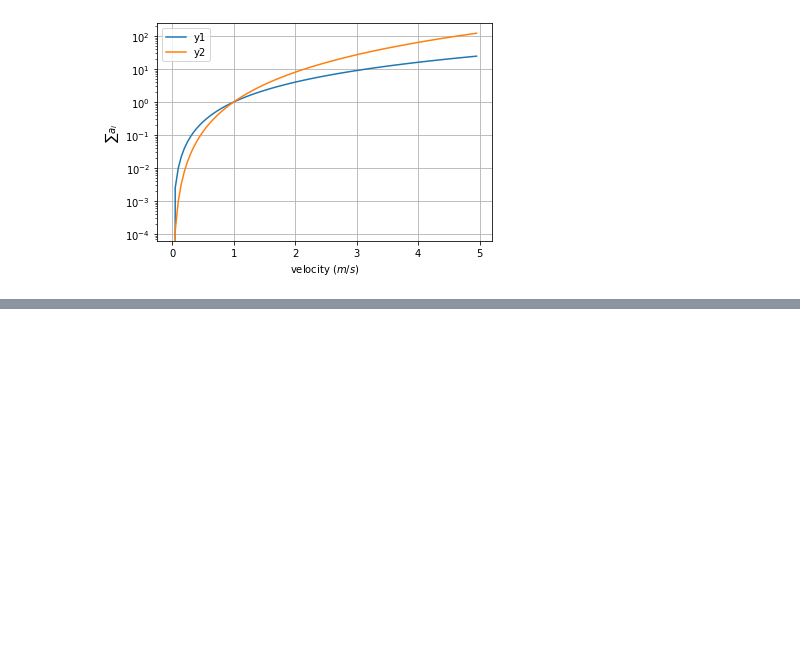
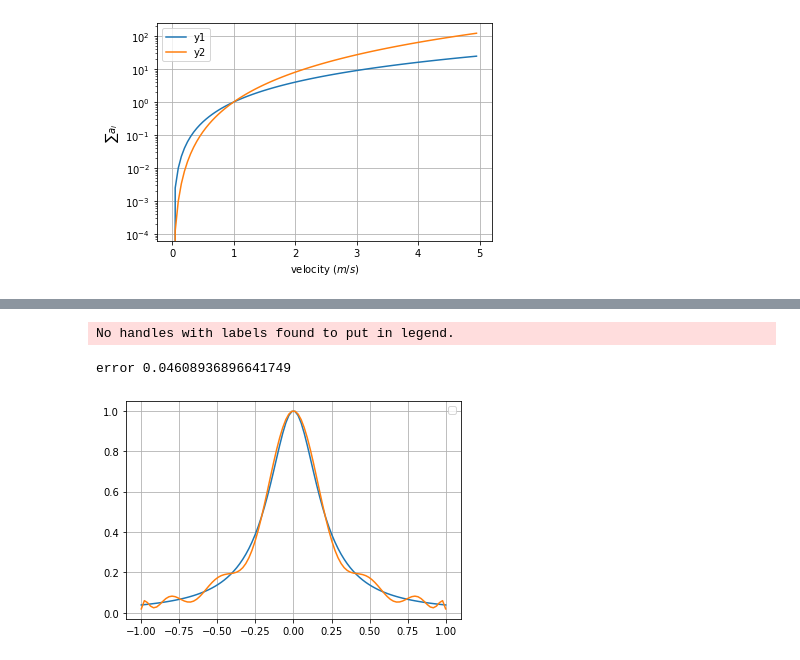
Before and after one commit to mbarnaba/python3, a Jupyter notebook: notebook.ipynb, the cells around one changed output, grey strips where cells are left out. Cells and saved outputs as stored; diff of their text form; code cells hidden in the pictures; blank space fills up the shorter version.

```diff
--- a/notebook.ipynb
+++ b/notebook.ipynb
@@ -665,0 +999,40 @@ fig.savefig( 'test.svg' )
+# %%
+# chebyschev https://en.wikipedia.org/wiki/Chebyshev_nodes
+
+def nodes_cheb(a, b, n):
+  import math
+
+  nodes = np.zeros( n )
+  for k in range( 1, n + 1 ):
+    node = 0.5 * (a + b) + 0.5 * (b - a) * np.cos( (2 * k - 1) / (2 * n) * math.pi )
+    nodes[ k - 1 ] = node
+  return nodes
+
+a = -1
+b = 1
+afunction = approximate( runge, bases, a, b, nodesfunc = nodes_cheb )
+
+from matplotlib import pyplot as plt
+
+(fig, ax) = plt.subplots()
+
+x = np.linspace( a, b, 100 )
+
+# it works!!!
+exact = runge( x )
+approx = afunction( x )
+
+
+err = error( exact, approx )
+print( 'error', err )
+
+ax.legend()
+ax.grid()
+ax.plot( x, exact, label = 'exact' )
+ax.plot( x, approx, label = 'approx' )
+
+fig.savefig( 'approx.svg' )
+# %% [output]
+No handles with labels found to put in legend.
+error 0.04608936896641749
+[figure, added]
```
Also changed, not shown: parts of 15 cells of this notebook.
